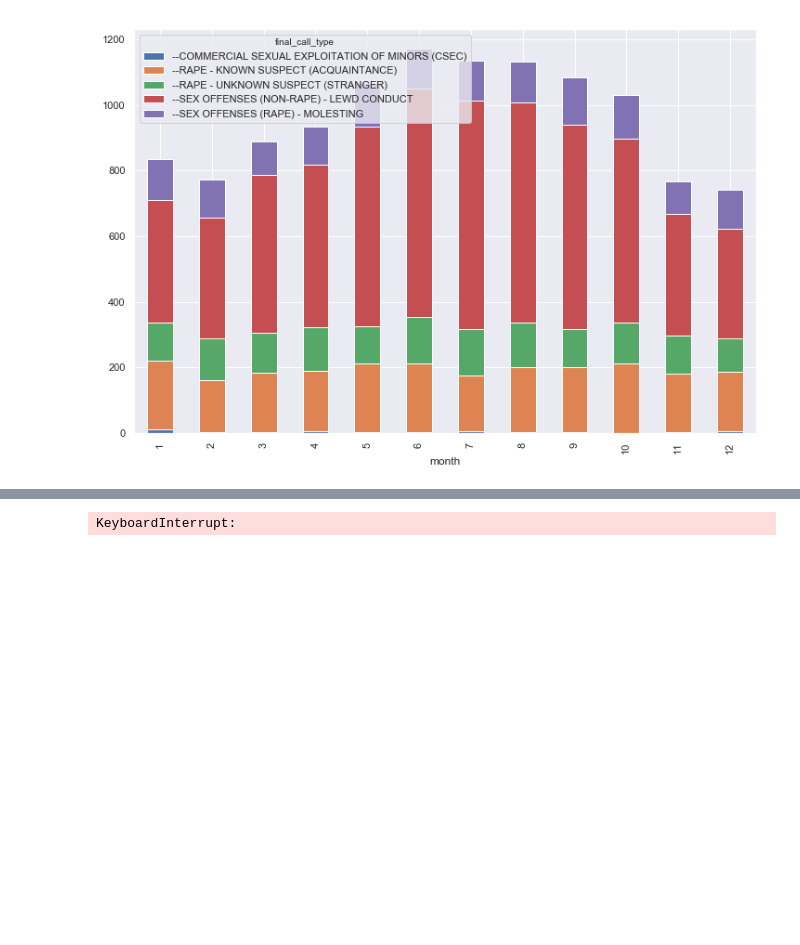
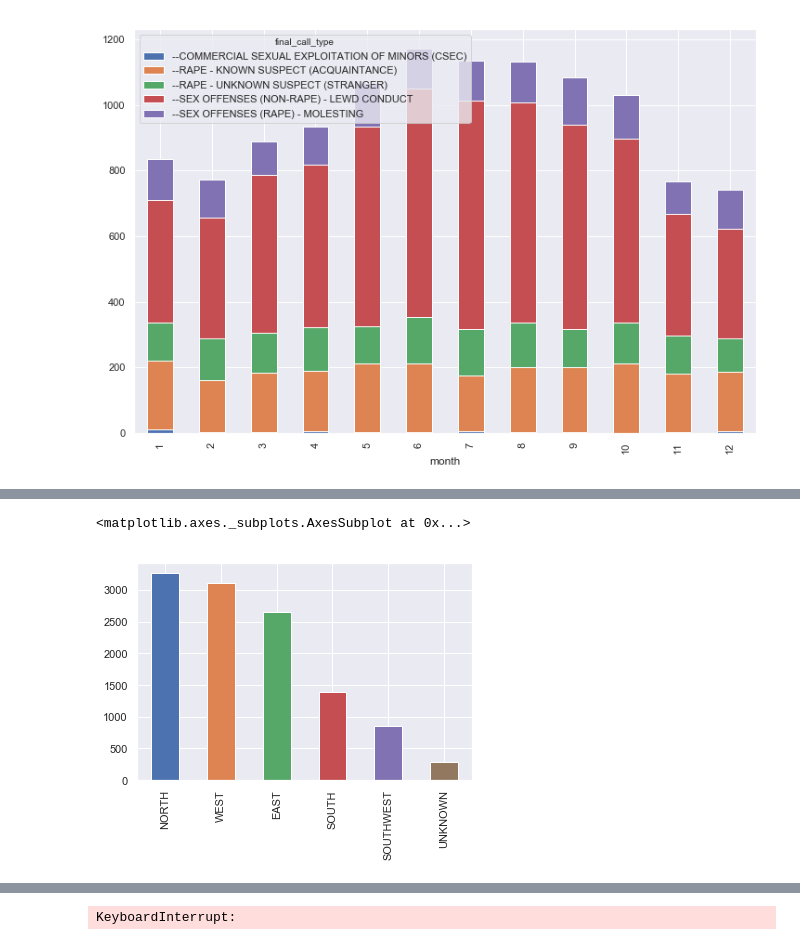
Before and after one commit to teacupwoozy/spd_notebook_archive, a Jupyter notebook: spd_notebook/2010-2018_sexcrimes_violentcrimes.ipynb, the cells around one changed output, grey strips where cells are left out. Drawn from its saved outputs; the diff is of its cells as text; code cells hidden in the pictures; blank space fills up the shorter version.

```diff
--- a/spd_notebook/2010-2018_sexcrimes_violentcrimes.ipynb
+++ b/spd_notebook/2010-2018_sexcrimes_violentcrimes.ipynb
@@ -600,0 +619,7 @@ stage.groupby('final_call_type').month.value_counts().unstack(0).plot.bar(stacke
+# %%
+# Plot all sexual assaults by precinct - total 2010-2018
+
+pd.value_counts(stage.precinct).plot.bar()
+# %% [output]
+<matplotlib.axes._subplots.AxesSubplot at 0x...>
+[figure, added]
```
Also changed, not shown: parts of 16 cells of this notebook.
